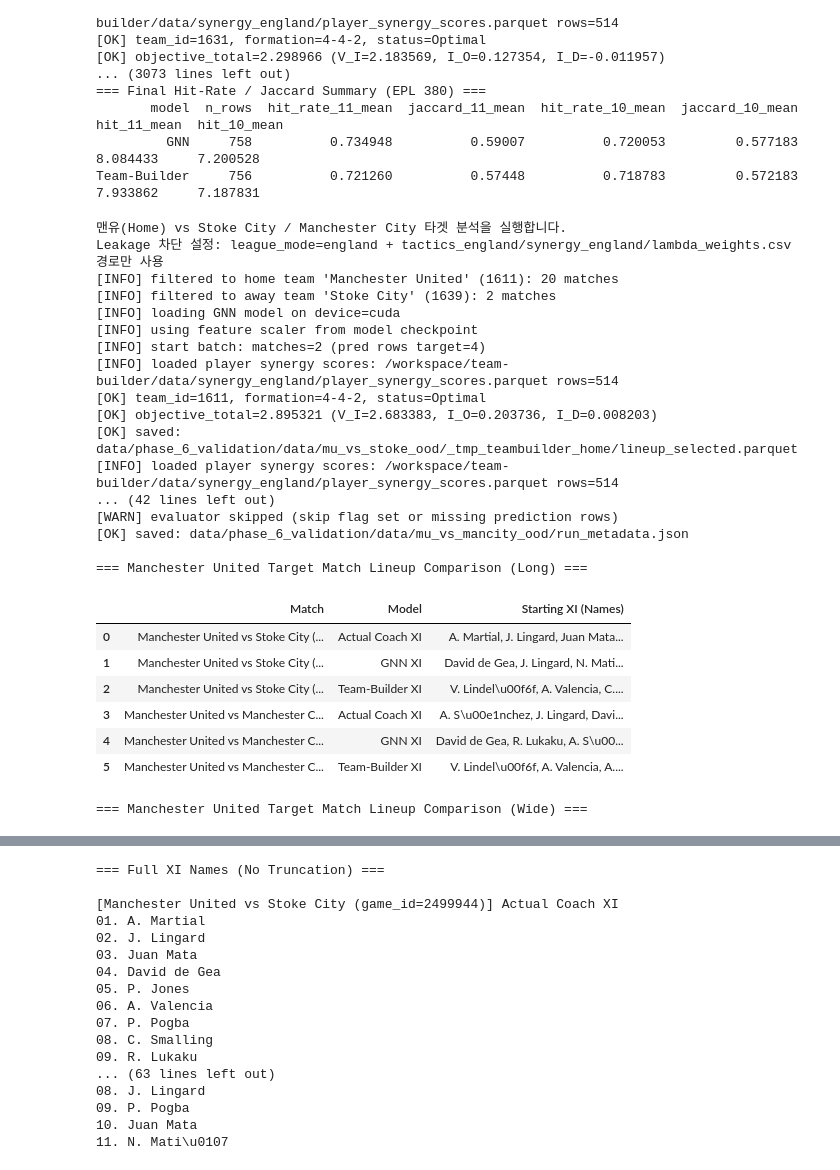
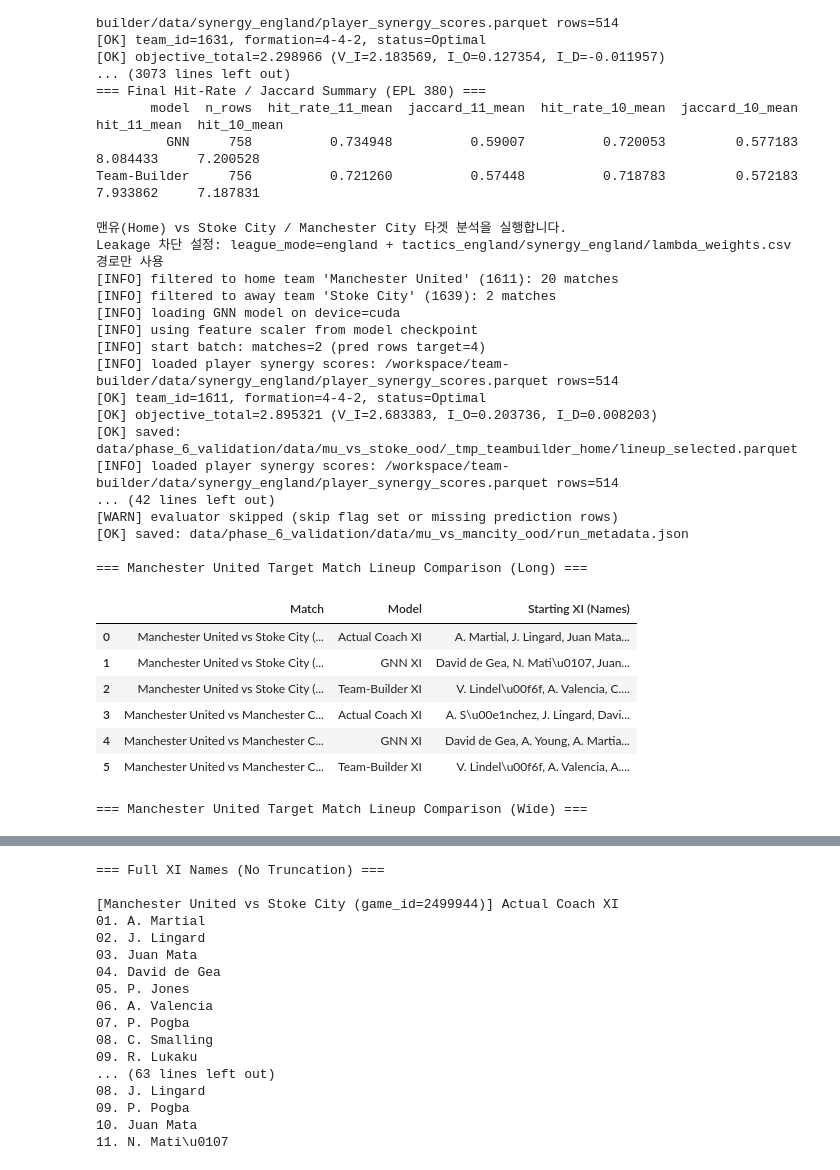
Before and after one commit to mself8/spatial-vaep-team-builder-v1, a Jupyter notebook: main_pipeline.ipynb, the cells around one changed output, grey strips where cells are left out. Saved outputs shown, nothing was run; the diff lists cells and outputs as text; code cells hidden in the pictures.

```diff
--- a/main_pipeline.ipynb
+++ b/main_pipeline.ipynb
@@ -407,12 +434,12 @@ print('Leakage 차단 설정: league_mode=england + tactics_england/synergy_engl
   --league-mode england \
   --matches-csv data/archive/matches_England.csv \
   --history-matches-csv data/archive/matches_England.csv \
-  --model-ckpt data/phase_5_lineup/data/gnn_phase5/hetero_edge_gat_win_ood_final.pt \
+  --model-ckpt data/phase_5_lineup/data/gnn_phase5/hetero_edge_gat_win_ddp_full.pt \
   --tb-tactics-dir data/tactics_england \
   --tb-synergy-dir data/synergy_england \
   --tb-lambda-csv data/synergy_ood_lambda_train/lambda_weights.csv \
   --tb-lambda-scaler-stats data/synergy_ood_lambda_train/lambda_scaler_stats.csv \
-  --filter-home-team "Manchester United" \
+  --filter-home-team "Manchester City" \
   --filter-away-team "Stoke City" \
   --output-dir data/phase_6_validation/data/mu_vs_stoke_ood \
   --skip-evaluate
@@ -546,37 +573,37 @@ compare_wide = compare_long.pivot(index='Match', columns='Model', values='Starti
 print('\n=== Manchester United Target Match Lineup Comparison (Wide) ===')
 display(compare_wide)
 
 # 모델별 11명을 줄바꿈 + 번호로 전체 출력(절대 잘리지 않음)
 print('\n=== Full XI Names (No Truncation) ===')
 for _, row in compare_long.iterrows():
     names = [x.strip() for x in str(row['Starting XI (Names)']).split(',') if x.strip()]
     print(f"\n[{row['Match']}] {row['Model']}")
     for i, name in enumerate(names, start=1):
         print(f"{i:02d}. {name}")
 # %% [output]
 맨유(Home) vs Stoke City / Manchester City 타겟 분석을 실행합니다.
 Leakage 차단 설정: league_mode=england + tactics_england/synergy_england/lambda_weights.csv 경로만 사용
 [INFO] filtered to home team 'Manchester United' (1611): 20 matches
 [INFO] filtered to away team 'Stoke City' (1639): 2 matches
 [INFO] loading GNN model on device=cuda
 [INFO] using feature scaler from model checkpoint
 [INFO] start batch: matches=2 (pred rows target=4)
 [INFO] loaded player synergy scores: /workspace/team-builder/data/synergy_england/player_synergy_scores.parquet rows=514
 [OK] team_id=1611, formation=4-4-2, status=Optimal
 [OK] objective_total=2.895321 (V_I=2.683383, I_O=0.203736, I_D=0.008203)
 [OK] saved: data/phase_6_validation/data/mu_vs_stoke_ood/_tmp_teambuilder_home/lineup_selected.parquet
 [INFO] loaded player synergy scores: /workspace/team-builder/data/synergy_england/player_synergy_scores.parquet rows=514
 ... (42 lines left out)
 [WARN] evaluator skipped (skip flag set or missing prediction rows)
 [OK] saved: data/phase_6_validation/data/mu_vs_mancity_ood/run_metadata.json
 
 === Manchester United Target Match Lineup Comparison (Long) ===
 |  | Match | Model | Starting XI (Names) |
 | 0 | Manchester United vs Stoke City (... | Actual Coach XI | A. Martial, J. Lingard, Juan Mata... |
-| 1 | Manchester United vs Stoke City (... | GNN XI | David de Gea, J. Lingard, N. Mati... |
+| 1 | Manchester United vs Stoke City (... | GNN XI | David de Gea, N. Mati\u0107, Juan... |
 | 2 | Manchester United vs Stoke City (... | Team-Builder XI | V. Lindel\u00f6f, A. Valencia, C.... |
 | 3 | Manchester United vs Manchester C... | Actual Coach XI | A. S\u00e1nchez, J. Lingard, Davi... |
-| 4 | Manchester United vs Manchester C... | GNN XI | David de Gea, R. Lukaku, A. S\u00... |
+| 4 | Manchester United vs Manchester C... | GNN XI | David de Gea, A. Young, A. Martia... |
 | 5 | Manchester United vs Manchester C... | Team-Builder XI | V. Lindel\u00f6f, A. Valencia, A.... |
 === Manchester United Target Match Lineup Comparison (Wide) ===
 | Model | Match | Actual Coach XI | GNN XI | Team-Builder XI |
```
Also changed, not shown: parts of 4 cells of this notebook.
